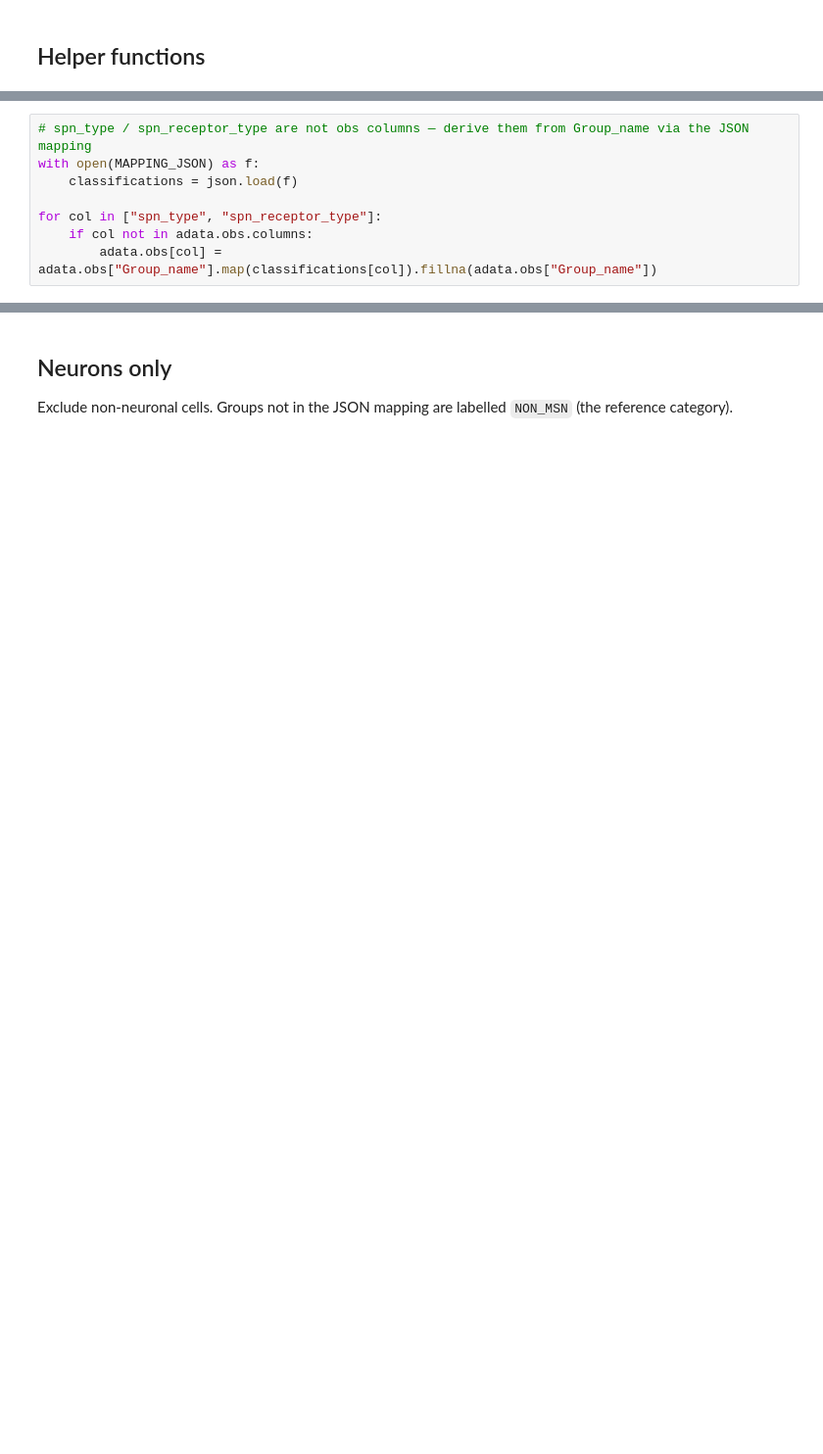
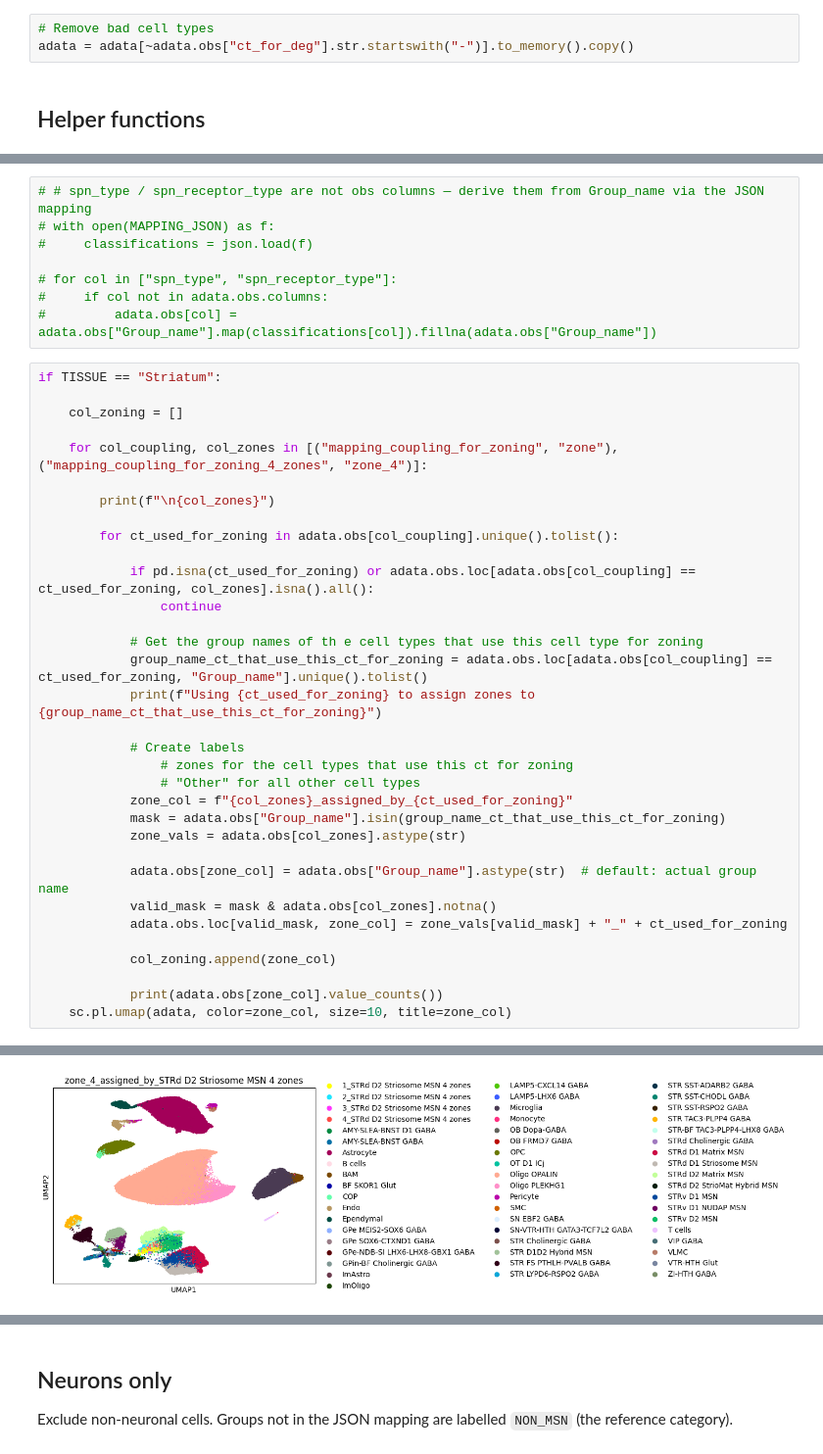
Before and after one commit to 8gabri8/XDP, a Jupyter notebook: script/NucSeq/DA/crumblr_DA.ipynb, the cells around one changed output, grey strips where cells are left out. Shown at 98% size. Saved outputs shown, nothing was run; the diff lists cells and outputs as text; blank space fills up the shorter version.

```diff
--- a/script/NucSeq/DA/crumblr_DA.ipynb
+++ b/script/NucSeq/DA/crumblr_DA.ipynb
@@ -48,3 +55,6 @@ Tissues: ['DFC', 'SN', 'Striatum']
+# %%
+# Remove bad cell types
+adata = adata[~adata.obs["ct_for_deg"].str.startswith("-")].to_memory().copy()
 # %% [markdown]
 ## Helper functions
 # %%
@@ -133,8 +165,42 @@ Runs across all tissues for each annotation granularity level.
 # %%
-# spn_type / spn_receptor_type are not obs columns — derive them from Group_name via the JSON mapping
-with open(MAPPING_JSON) as f:
-    classifications = json.load(f)
+# # spn_type / spn_receptor_type are not obs columns — derive them from Group_name via the JSON mapping
+# with open(MAPPING_JSON) as f:
+#     classifications = json.load(f)
 
-for col in ["spn_type", "spn_receptor_type"]:
-    if col not in adata.obs.columns:
-        adata.obs[col] = adata.obs["Group_name"].map(classifications[col]).fillna(adata.obs["Group_name"])
+# for col in ["spn_type", "spn_receptor_type"]:
+#     if col not in adata.obs.columns:
+#         adata.obs[col] = adata.obs["Group_name"].map(classifications[col]).fillna(adata.obs["Group_name"])
+# %%
+if TISSUE == "Striatum":
+
+    col_zoning = []
+
+    for col_coupling, col_zones in [("mapping_coupling_for_zoning", "zone"), ("mapping_coupling_for_zoning_4_zones", "zone_4")]:
+
+        print(f"\n{col_zones}")
+
+        for ct_used_for_zoning in adata.obs[col_coupling].unique().tolist():
+
+            if pd.isna(ct_used_for_zoning) or adata.obs.loc[adata.obs[col_coupling] == ct_used_for_zoning, col_zones].isna().all():
+                continue
+
+            # Get the group names of th e cell types that use this cell type for zoning
+            group_name_ct_that_use_this_ct_for_zoning = adata.obs.loc[adata.obs[col_coupling] == ct_used_for_zoning, "Group_name"].unique().tolist()
+            print(f"Using {ct_used_for_zoning} to assign zones to {group_name_ct_that_use_this_ct_for_zoning}")
+
+            # Create labels
+                # zones for the cell types that use this ct for zoning
+                # "Other" for all other cell types
+            zone_col = f"{col_zones}_assigned_by_{ct_used_for_zoning}"
+            mask = adata.obs["Group_name"].isin(group_name_ct_that_use_this_ct_for_zoning)
+            zone_vals = adata.obs[col_zones].astype(str)
+
+            adata.obs[zone_col] = adata.obs["Group_name"].astype(str)  # default: actual group name
+            valid_mask = mask & adata.obs[col_zones].notna()
+            adata.obs.loc[valid_mask, zone_col] = zone_vals[valid_mask] + "_" + ct_used_for_zoning
+
+            col_zoning.append(zone_col)
+
+            print(adata.obs[zone_col].value_counts())
+    sc.pl.umap(adata, color=zone_col, size=10, title=zone_col)
+# %% [output]
@@ -141 +224,2 @@ for col in ["spn_type", "spn_receptor_type"]:
+[figure, added]
 # %%
```
Also changed, not shown: parts of 12 cells of this notebook, 9 other files.
